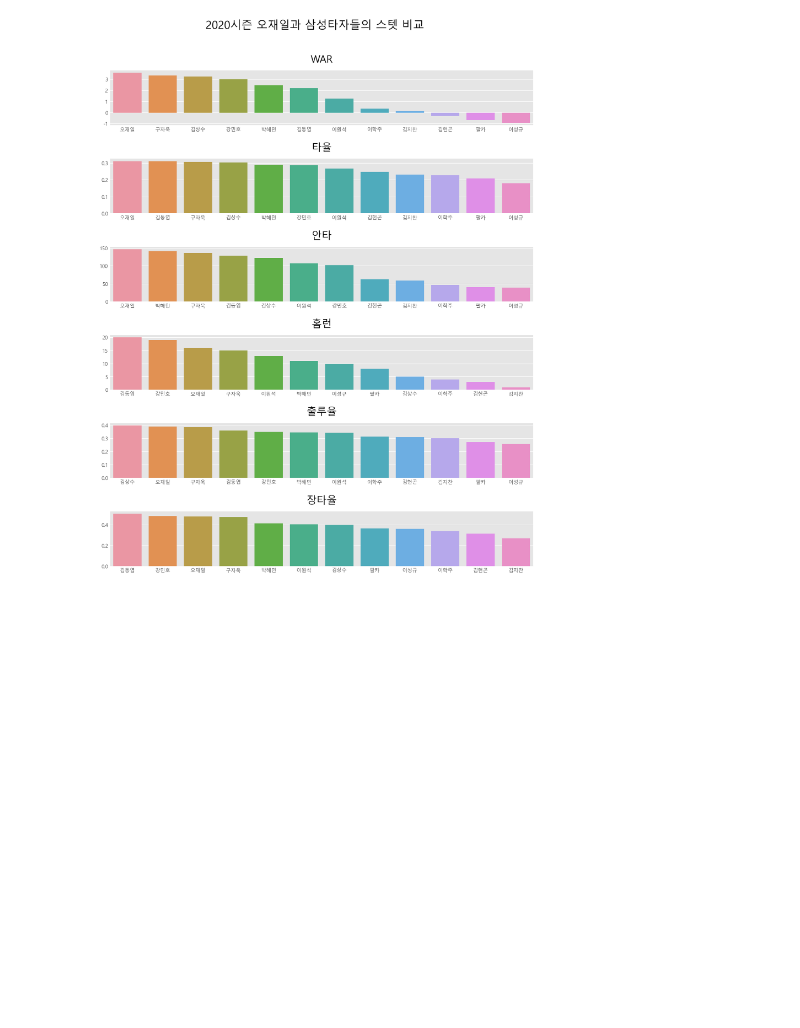
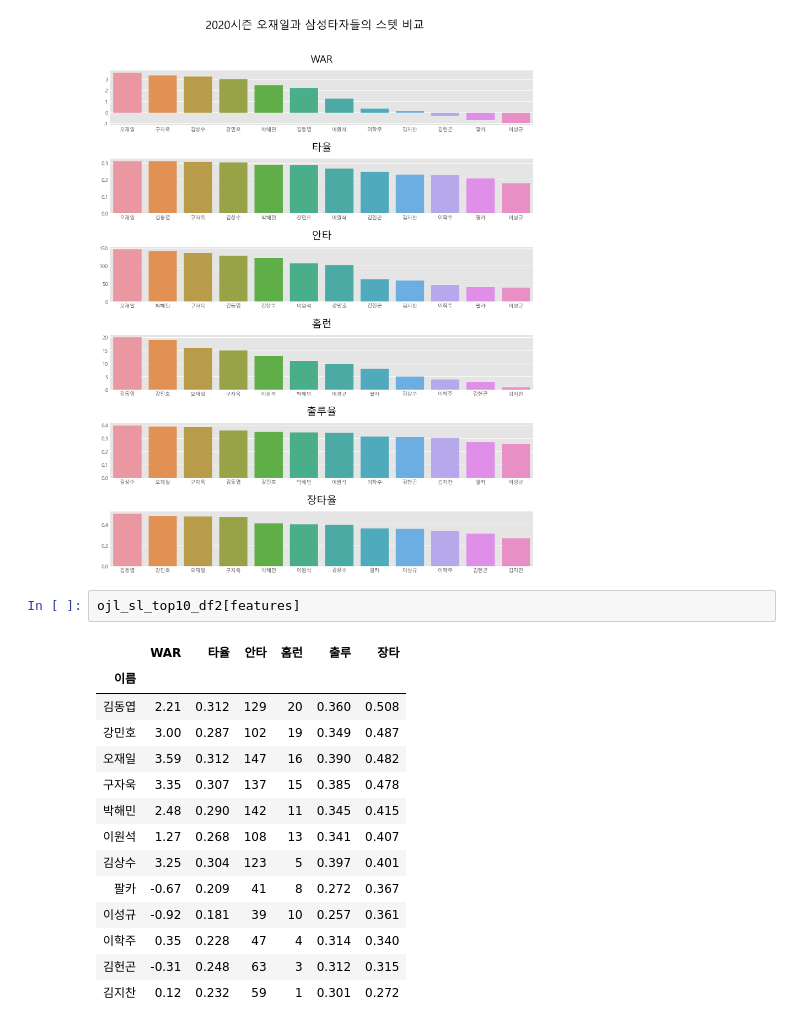
Before and after one commit to jeonprize/KBO-Analysis, a Jupyter notebook: OJL(2).ipynb, the cells around one changed output. Cells and saved outputs as stored; diff of their text form; blank space fills up the shorter version.

```diff
--- a/OJL(2).ipynb
+++ b/OJL(2).ipynb
@@ -436,3 +436,20 @@ g6.set(ylabel=None)
 # %% [output]
 [Text(0, 0.5, '')]
 [figure]
+# %%
+ojl_sl_top10_df2[features]
+# %% [output]
+|  | WAR | 타율 | 안타 | 홈런 | 출루 | 장타 |
+| 이름 |  |  |  |  |  |  |
+| 김동엽 | 2.21 | 0.312 | 129 | 20 | 0.360 | 0.508 |
+| 강민호 | 3.00 | 0.287 | 102 | 19 | 0.349 | 0.487 |
+| 오재일 | 3.59 | 0.312 | 147 | 16 | 0.390 | 0.482 |
+| 구자욱 | 3.35 | 0.307 | 137 | 15 | 0.385 | 0.478 |
+| 박해민 | 2.48 | 0.290 | 142 | 11 | 0.345 | 0.415 |
+| 이원석 | 1.27 | 0.268 | 108 | 13 | 0.341 | 0.407 |
+| 김상수 | 3.25 | 0.304 | 123 | 5 | 0.397 | 0.401 |
+| 팔카 | -0.67 | 0.209 | 41 | 8 | 0.272 | 0.367 |
+| 이성규 | -0.92 | 0.181 | 39 | 10 | 0.257 | 0.361 |
+| 이학주 | 0.35 | 0.228 | 47 | 4 | 0.314 | 0.340 |
+| 김헌곤 | -0.31 | 0.248 | 63 | 3 | 0.312 | 0.315 |
+| 김지찬 | 0.12 | 0.232 | 59 | 1 | 0.301 | 0.272 |
```
Also changed, not shown: parts of 1 cell of this notebook.
